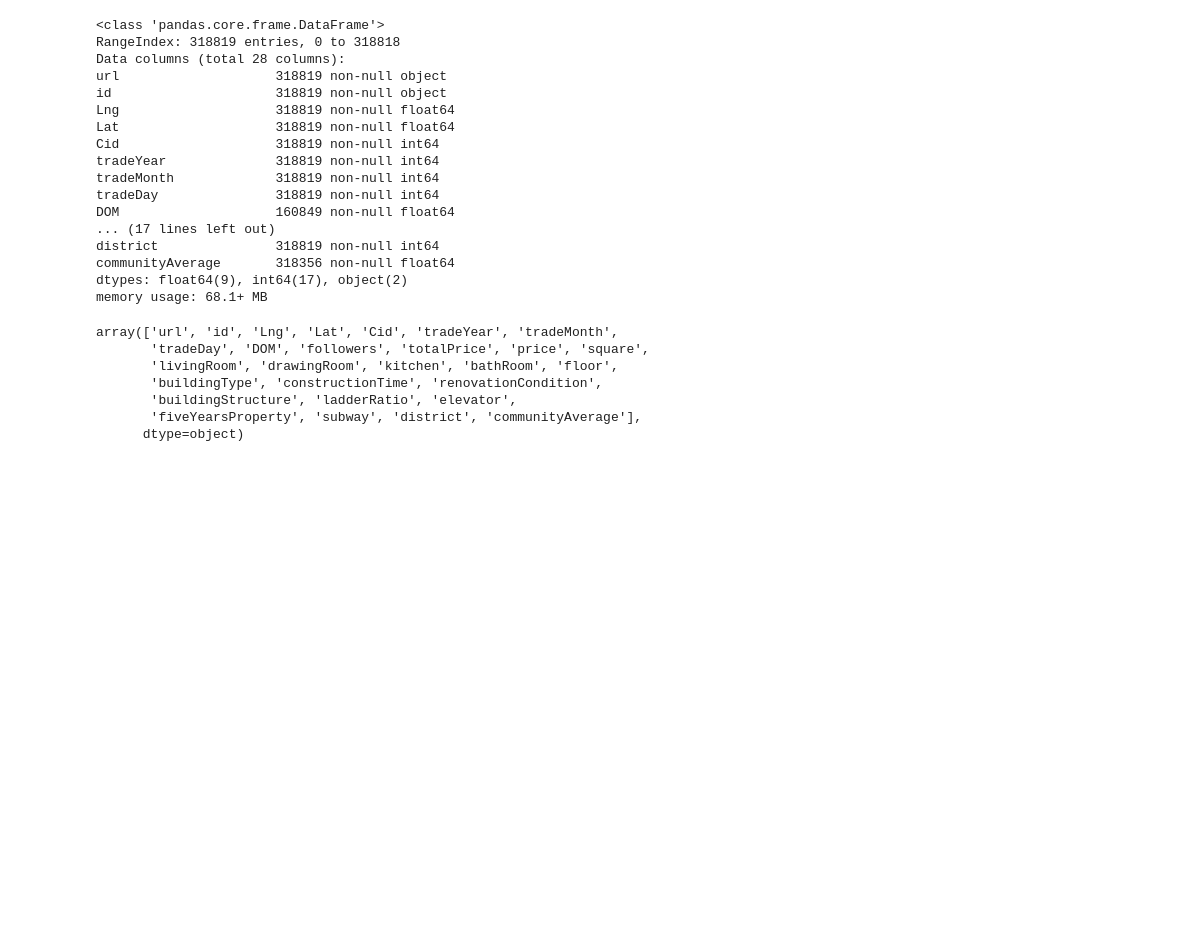
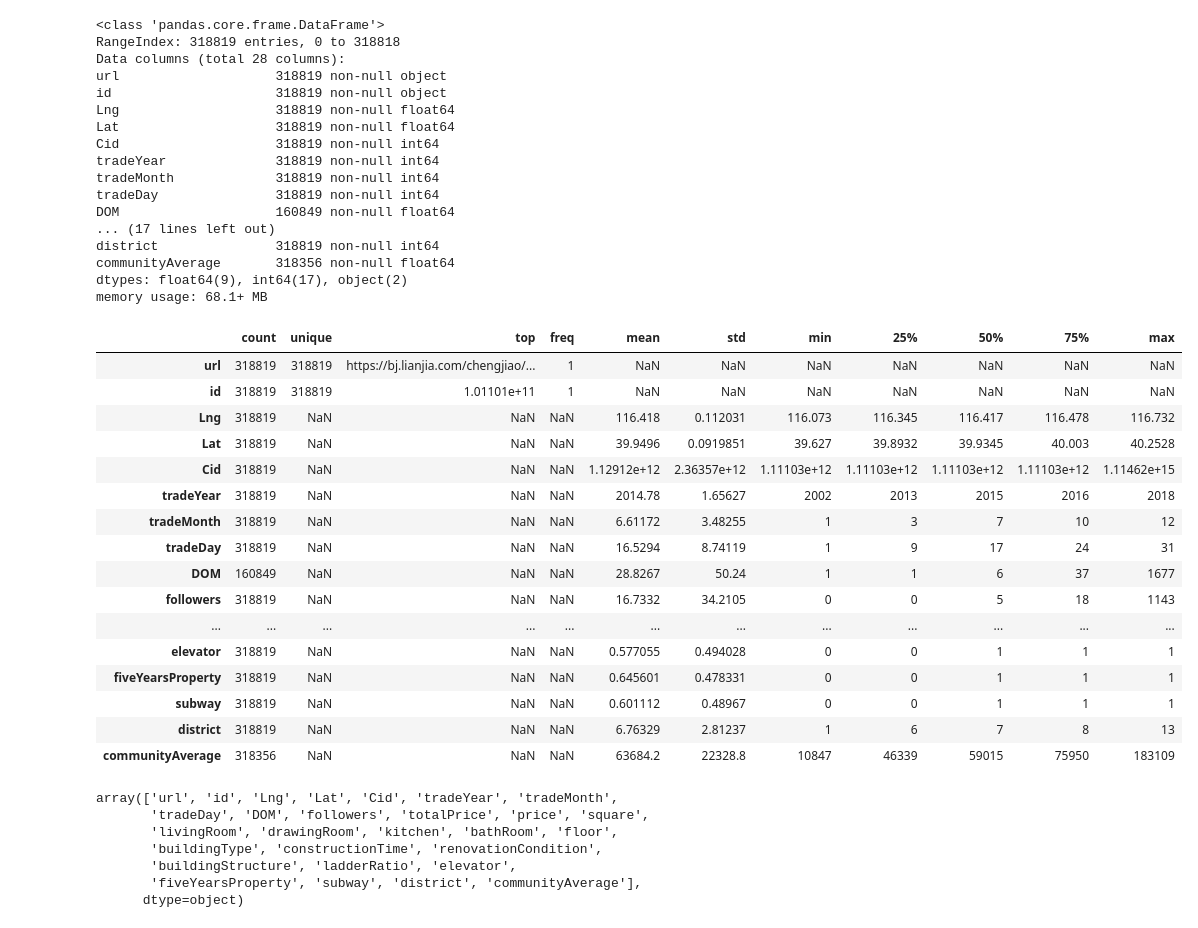
Before and after one commit to ezprogramming/Infosys722_iteration4, a Jupyter notebook: Iteration4.ipynb, the cells around one changed output. Cells and saved outputs as stored; diff of their text form; code cells hidden in the pictures; blank space fills up the shorter version.

```diff
--- a/Iteration4.ipynb
+++ b/Iteration4.ipynb
@@ -147,6 +136,26 @@ district               318819 non-null int64
 communityAverage       318356 non-null float64
 dtypes: float64(9), int64(17), object(2)
 memory usage: 68.1+ MB
+# %%
+df_hp.describe(include = 'all').transpose()
+# %% [output]
+|  | count | unique | top | freq | mean | std | min | 25% | 50% | 75% | max |
+| url | 318819 | 318819 | https://bj.lianjia.com/chengjiao/... | 1 | NaN | NaN | NaN | NaN | NaN | NaN | NaN |
+| id | 318819 | 318819 | 1.01101e+11 | 1 | NaN | NaN | NaN | NaN | NaN | NaN | NaN |
+| Lng | 318819 | NaN | NaN | NaN | 116.418 | 0.112031 | 116.073 | 116.345 | 116.417 | 116.478 | 116.732 |
+| Lat | 318819 | NaN | NaN | NaN | 39.9496 | 0.0919851 | 39.627 | 39.8932 | 39.9345 | 40.003 | 40.2528 |
+| Cid | 318819 | NaN | NaN | NaN | 1.12912e+12 | 2.36357e+12 | 1.11103e+12 | 1.11103e+12 | 1.11103e+12 | 1.11103e+12 | 1.11462e+15 |
+| tradeYear | 318819 | NaN | NaN | NaN | 2014.78 | 1.65627 | 2002 | 2013 | 2015 | 2016 | 2018 |
+| tradeMonth | 318819 | NaN | NaN | NaN | 6.61172 | 3.48255 | 1 | 3 | 7 | 10 | 12 |
+| tradeDay | 318819 | NaN | NaN | NaN | 16.5294 | 8.74119 | 1 | 9 | 17 | 24 | 31 |
+| DOM | 160849 | NaN | NaN | NaN | 28.8267 | 50.24 | 1 | 1 | 6 | 37 | 1677 |
+| followers | 318819 | NaN | NaN | NaN | 16.7332 | 34.2105 | 0 | 0 | 5 | 18 | 1143 |
+| ... | ... | ... | ... | ... | ... | ... | ... | ... | ... | ... | ... |
+| elevator | 318819 | NaN | NaN | NaN | 0.577055 | 0.494028 | 0 | 0 | 1 | 1 | 1 |
+| fiveYearsProperty | 318819 | NaN | NaN | NaN | 0.645601 | 0.478331 | 0 | 0 | 1 | 1 | 1 |
+| subway | 318819 | NaN | NaN | NaN | 0.601112 | 0.48967 | 0 | 0 | 1 | 1 | 1 |
+| district | 318819 | NaN | NaN | NaN | 6.76329 | 2.81237 | 1 | 6 | 7 | 8 | 13 |
+| communityAverage | 318356 | NaN | NaN | NaN | 63684.2 | 22328.8 | 10847 | 46339 | 59015 | 75950 | 183109 |
 # %%
 df_hp.columns.values
 # %% [output]
```
Also changed, not shown: parts of 5 cells of this notebook.
